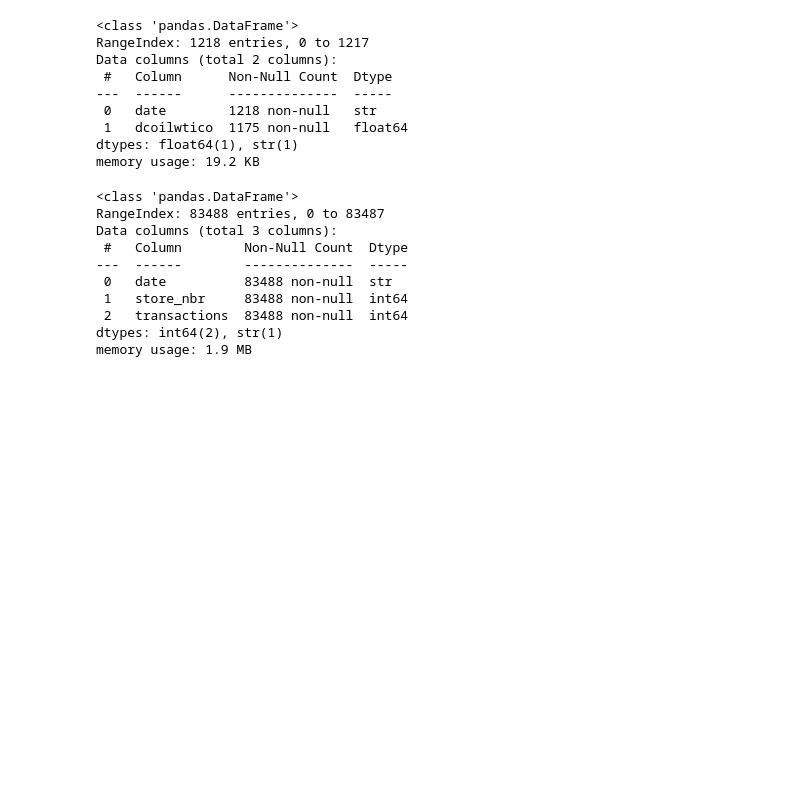
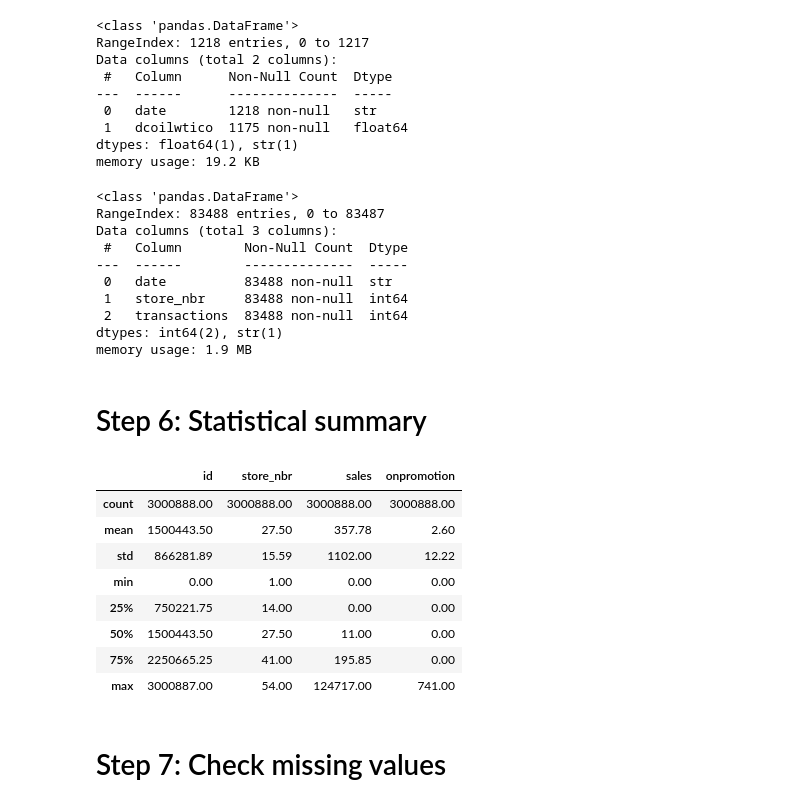
Before and after one commit to sunitachaulagain/time-series-forecasting, a Jupyter notebook: notebooks/TimeSeriesForecasting.ipynb, the cells around one changed output. Saved outputs shown, nothing was run; the diff lists cells and outputs as text; code cells hidden in the pictures; blank space fills up the shorter version.

```diff
--- a/notebooks/TimeSeriesForecasting.ipynb
+++ b/notebooks/TimeSeriesForecasting.ipynb
@@ -157,3 +157,5 @@ Data columns (total 3 columns):
  2   transactions  83488 non-null  int64
 dtypes: int64(2), str(1)
 memory usage: 1.9 MB
+# %% [markdown]
+# Step 6: Statistical summary
@@ -159,0 +164,14 @@ memory usage: 1.9 MB
+# %%
+train.describe()
+# %% [output]
+|  | id | store_nbr | sales | onpromotion |
+| count | 3000888.00 | 3000888.00 | 3000888.00 | 3000888.00 |
+| mean | 1500443.50 | 27.50 | 357.78 | 2.60 |
+| std | 866281.89 | 15.59 | 1102.00 | 12.22 |
+| min | 0.00 | 1.00 | 0.00 | 0.00 |
+| 25% | 750221.75 | 14.00 | 0.00 | 0.00 |
+| 50% | 1500443.50 | 27.50 | 11.00 | 0.00 |
+| 75% | 2250665.25 | 41.00 | 195.85 | 0.00 |
+| max | 3000887.00 | 54.00 | 124717.00 | 741.00 |
+# %% [markdown]
+# Step 7: Check missing values
```
Also changed, not shown: parts of 21 cells of this notebook.
